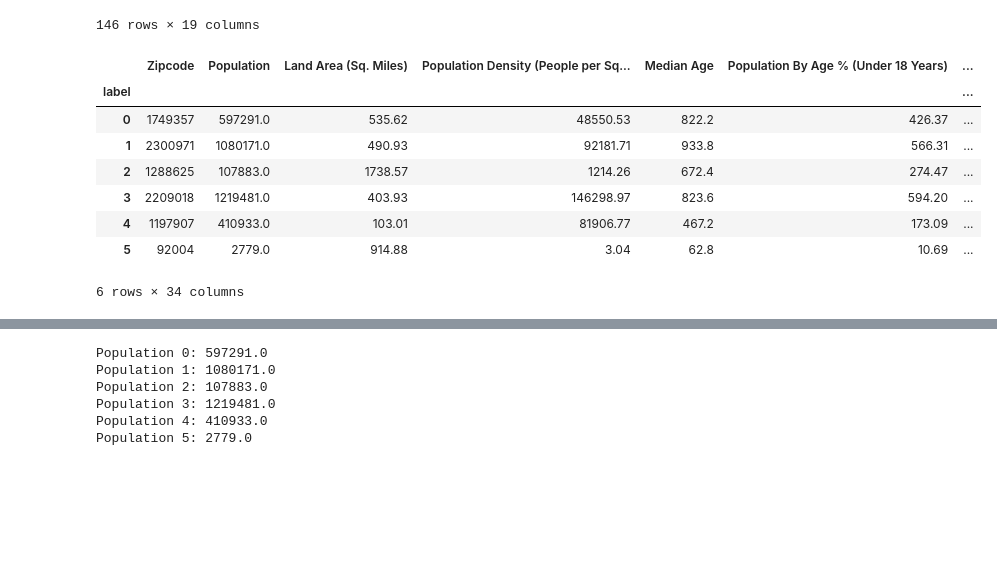
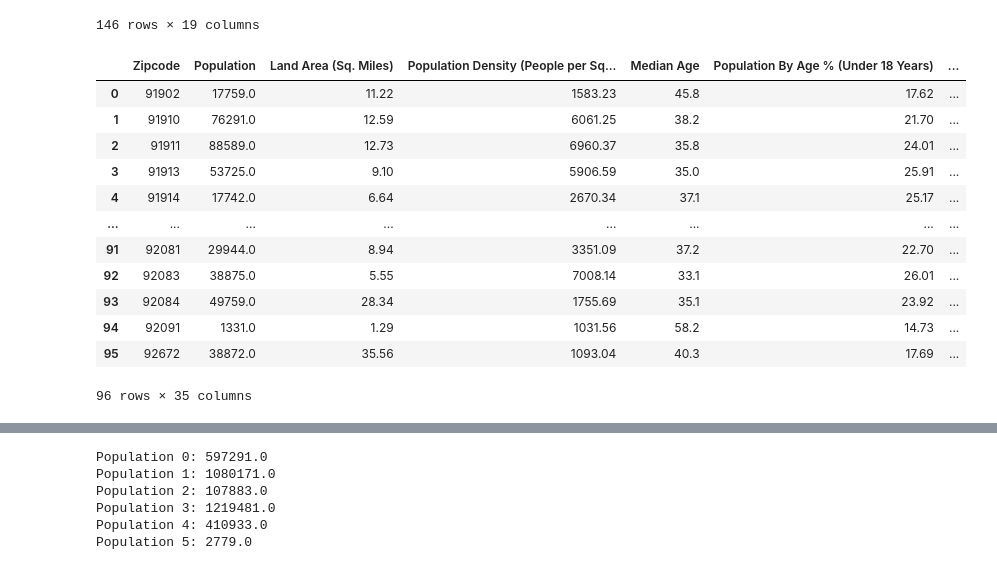
Before and after one commit to claireZHL/CCE-Data-Analysis, a Jupyter notebook: Step 4 - Survey Data Normalization/Step 4 - Survey Data Normalization.ipynb, the cells around one changed output, grey strips where cells are left out. Cells and saved outputs as stored; diff of their text form; code cells hidden in the pictures; blank space fills up the shorter version.

```diff
--- a/Step 4 - Survey Data Normalization/Step 4 - Survey Data Normalization.ipynb
+++ b/Step 4 - Survey Data Normalization/Step 4 - Survey Data Normalization.ipynb
@@ -39,15 +39,18 @@ survey_df
 # %%
 # Read the Zipcode clusters dataframe
 cluster_df = pd.read_csv('labeled SD zipcode 6 clusters.csv')
-sum_cluster_df = cluster_df.groupby('label').sum()
-sum_cluster_df
+cluster_df
 # %% [output]
 |  | Zipcode | Population | Land Area (Sq. Miles) | Population Density (People per Sq... | Median Age | Population By Age % (Under 18 Years) | ... |
-| label |  |  |  |  |  |  | ... |
-| 0 | 1749357 | 597291.0 | 535.62 | 48550.53 | 822.2 | 426.37 | ... |
-| 1 | 2300971 | 1080171.0 | 490.93 | 92181.71 | 933.8 | 566.31 | ... |
-| 2 | 1288625 | 107883.0 | 1738.57 | 1214.26 | 672.4 | 274.47 | ... |
-| 3 | 2209018 | 1219481.0 | 403.93 | 146298.97 | 823.6 | 594.20 | ... |
-| 4 | 1197907 | 410933.0 | 103.01 | 81906.77 | 467.2 | 173.09 | ... |
-| 5 | 92004 | 2779.0 | 914.88 | 3.04 | 62.8 | 10.69 | ... |
+| 0 | 91902 | 17759.0 | 11.22 | 1583.23 | 45.8 | 17.62 | ... |
+| 1 | 91910 | 76291.0 | 12.59 | 6061.25 | 38.2 | 21.70 | ... |
+| 2 | 91911 | 88589.0 | 12.73 | 6960.37 | 35.8 | 24.01 | ... |
+| 3 | 91913 | 53725.0 | 9.10 | 5906.59 | 35.0 | 25.91 | ... |
+| 4 | 91914 | 17742.0 | 6.64 | 2670.34 | 37.1 | 25.17 | ... |
+| ... | ... | ... | ... | ... | ... | ... | ... |
+| 91 | 92081 | 29944.0 | 8.94 | 3351.09 | 37.2 | 22.70 | ... |
+| 92 | 92083 | 38875.0 | 5.55 | 7008.14 | 33.1 | 26.01 | ... |
+| 93 | 92084 | 49759.0 | 28.34 | 1755.69 | 35.1 | 23.92 | ... |
+| 94 | 92091 | 1331.0 | 1.29 | 1031.56 | 58.2 | 14.73 | ... |
+| 95 | 92672 | 38872.0 | 35.56 | 1093.04 | 40.3 | 17.69 | ... |
-6 rows × 34 columns
+96 rows × 35 columns
```
Also changed, not shown: parts of 21 cells of this notebook, 10 other files.
